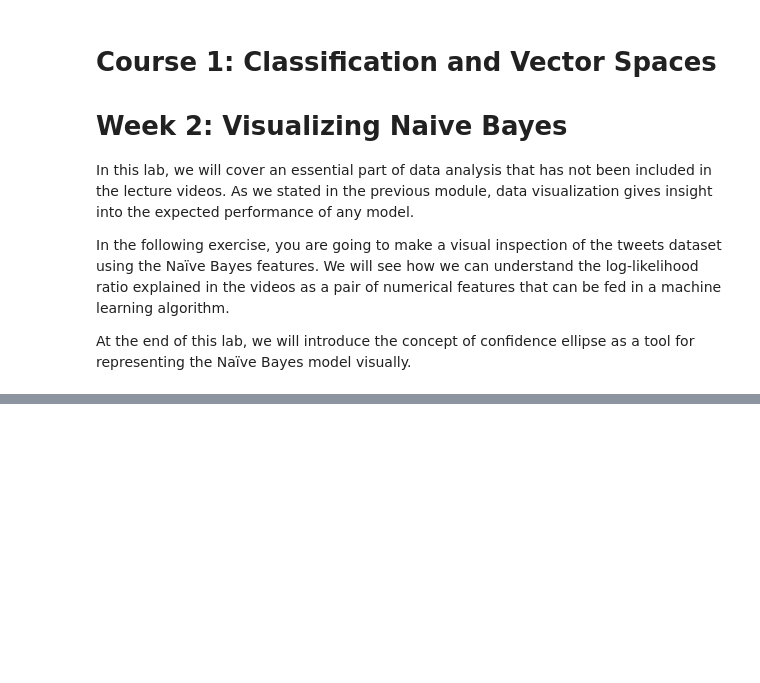
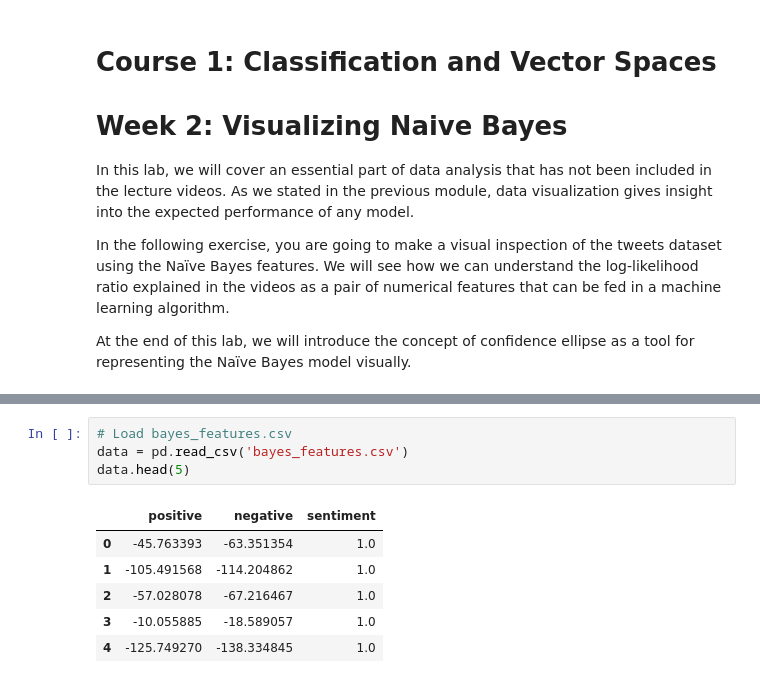
Before and after one commit to aguimorefran/Natural-Language-Processing-Specialization, a Jupyter notebook: course1/week2/lecture1.ipynb, the cells around one changed output, grey strips where cells are left out. Cells and saved outputs as stored; diff of their text form; blank space fills up the shorter version.

```diff
--- a/course1/week2/lecture1.ipynb
+++ b/course1/week2/lecture1.ipynb
@@ -16,0 +19,11 @@ ImportError: cannot import name 'confidence_ellipse' from 'utils' (c:\Users\Fco\
+# %%
+# Load bayes_features.csv
+data = pd.read_csv('bayes_features.csv')
+data.head(5)
+# %% [output]
+|  | positive | negative | sentiment |
+| 0 | -45.763393 | -63.351354 | 1.0 |
+| 1 | -105.491568 | -114.204862 | 1.0 |
+| 2 | -57.028078 | -67.216467 | 1.0 |
+| 3 | -10.055885 | -18.589057 | 1.0 |
+| 4 | -125.749270 | -138.334845 | 1.0 |
```
Also changed, not shown: parts of 6 cells of this notebook, 1 other file.
